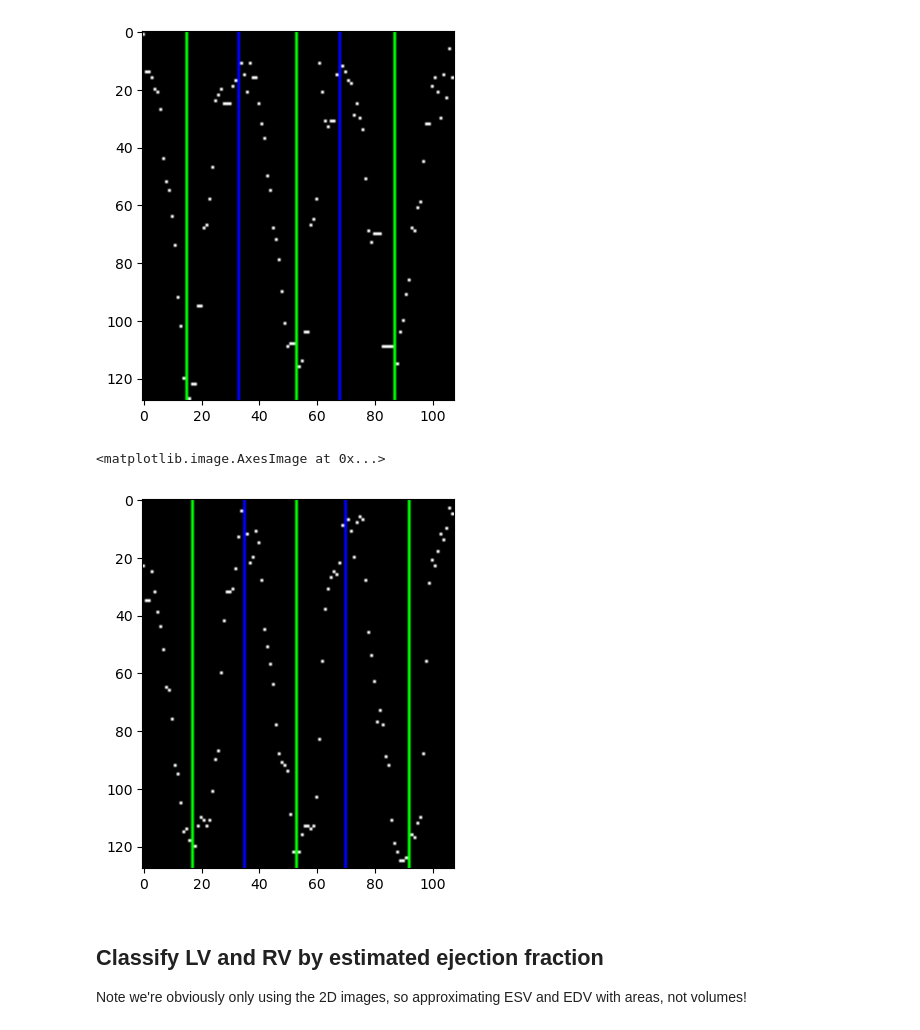
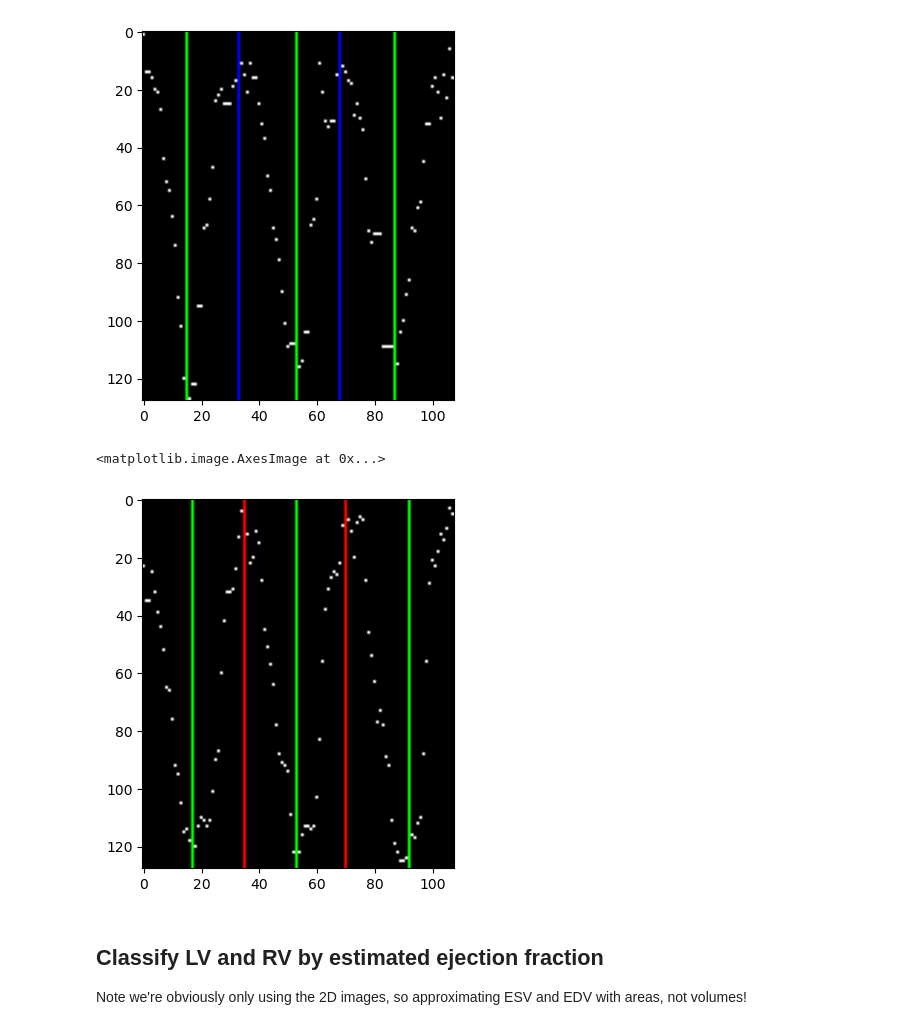
Before and after one commit to DeepNeuron-AI/dynamic, a Jupyter notebook: weak_labels.ipynb, the cells around one changed output. Cells and saved outputs as stored; diff of their text form; code cells hidden in the pictures.

```diff
--- a/weak_labels.ipynb
+++ b/weak_labels.ipynb
@@ -611,29 +612,29 @@ plt.imshow(RV_area_image)
 # %%
 LV_areas = left_segmentation_masks.sum(axis=(1,2))
 LV_area_image = np.zeros((128, num_frames, 3), dtype=np.uint8)
 
 min_area, max_area = LV_areas.min(), LV_areas.max()
 trim_min = sorted(LV_areas)[round(len(LV_areas) ** 0.05)]
 trim_max = sorted(LV_areas)[round(len(LV_areas) ** 0.95)]
 trim_range = trim_max - trim_min
 diastoles = scipy.signal.find_peaks(LV_areas, distance=20, prominence=(0.50 * trim_range))[0]
 systoles = scipy.signal.find_peaks(-LV_areas, distance=20, prominence=(0.50 * trim_range))[0]
 
 LV_areas_normalised = np.uint8((LV_areas - min_area) / (max_area - min_area) * 127)
 
 for i, area in enumerate(LV_areas_normalised):
     LV_area_image[127-area, i] = WHITE.tolist()
 
 for s in systoles:
-    LV_area_image[:, s] = GREEN
+    LV_area_image[:, s] = GREEN[::-1]
 
 for d in diastoles:
-    LV_area_image[:, d] = RED
+    LV_area_image[:, d] = RED[::-1]
 
 plt.imshow(LV_area_image)
 # %% [output]
 <matplotlib.image.AxesImage at 0x...>
-[figure, old version]
+[figure, new version]
 # %% [markdown]
 ## Classify LV and RV by estimated ejection fraction
 Note we're obviously only using the 2D images, so approximating ESV and EDV with
```
Also changed, not shown: parts of 10 cells of this notebook.
